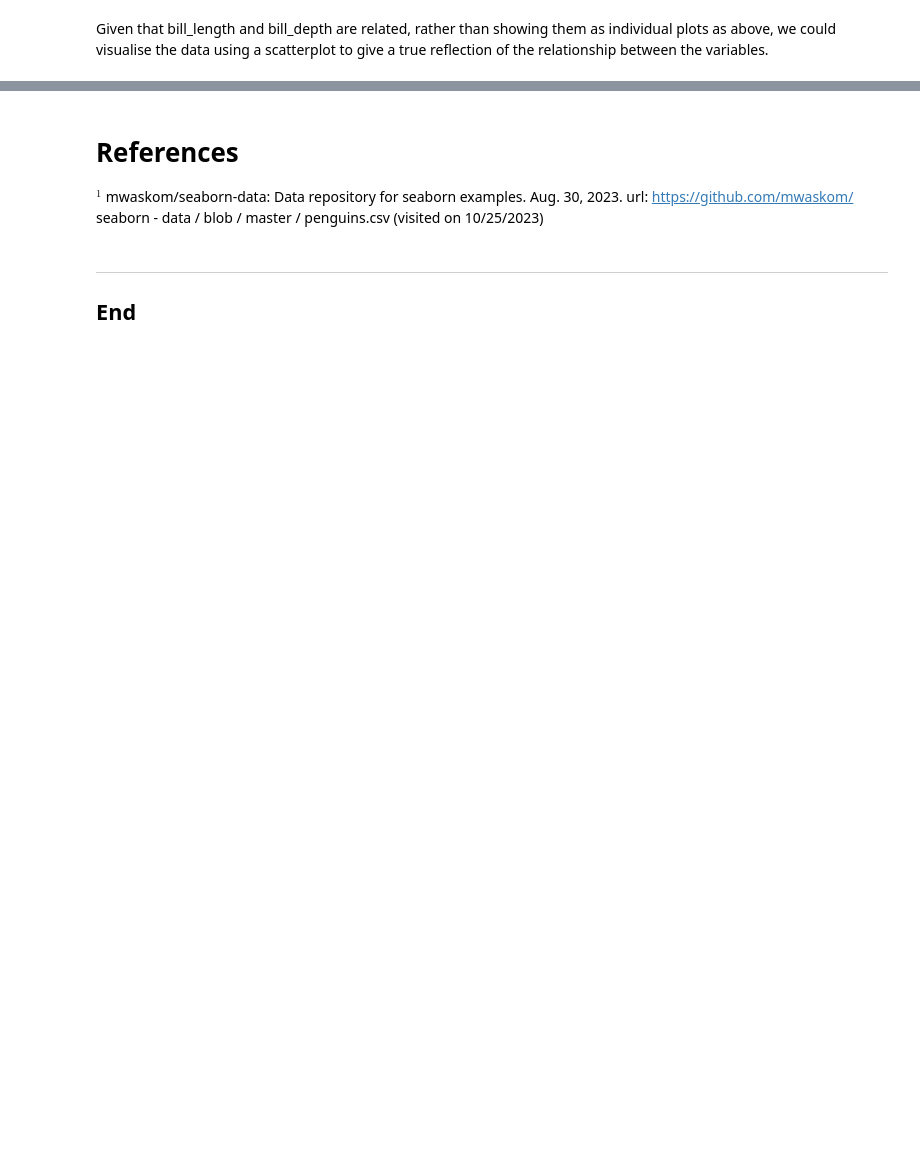
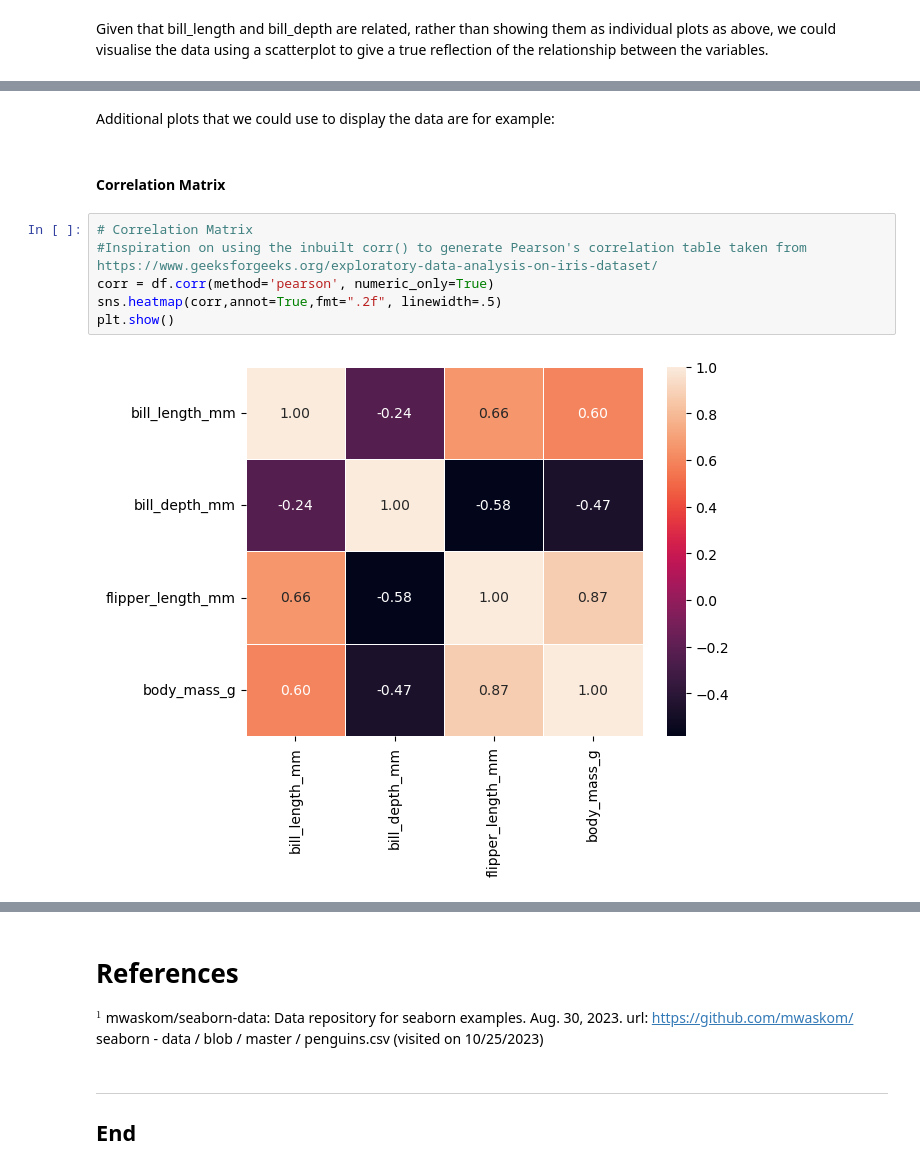
Before and after one commit to PeeBs68/fund_da, a Jupyter notebook: tasks.ipynb, the cells around one changed output, grey strips where cells are left out. Cells and saved outputs as stored; diff of their text form; blank space fills up the shorter version.

Commit message:
Adding additional Plots for Task5

```diff
--- a/tasks.ipynb
+++ b/tasks.ipynb
@@ -672,0 +704,12 @@ plt.ylabel('Bill Depth (mm)');
+# %% [markdown]
+Additional plots that we could use to display the data are for example:
+# %% [markdown]
+#### Correlation Matrix
+# %%
+# Correlation Matrix
+#Inspiration on using the inbuilt corr() to generate Pearson's correlation table taken from https://www.geeksforgeeks.org/exploratory-data-analysis-on-iris-dataset/
+corr = df.corr(method='pearson', numeric_only=True)
+sns.heatmap(corr,annot=True,fmt=".2f", linewidth=.5)
+plt.show()
+# %% [output]
+[figure, added]
```
Also changed, not shown: parts of 20 cells of this notebook.
